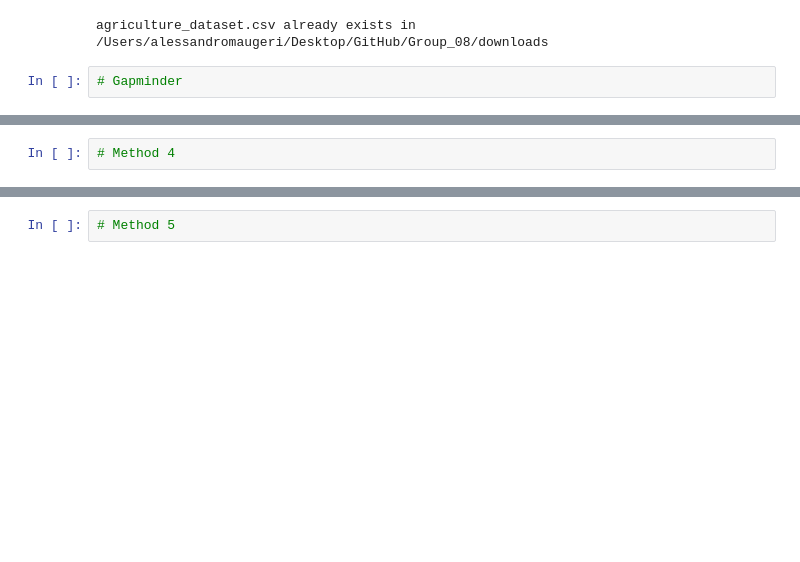
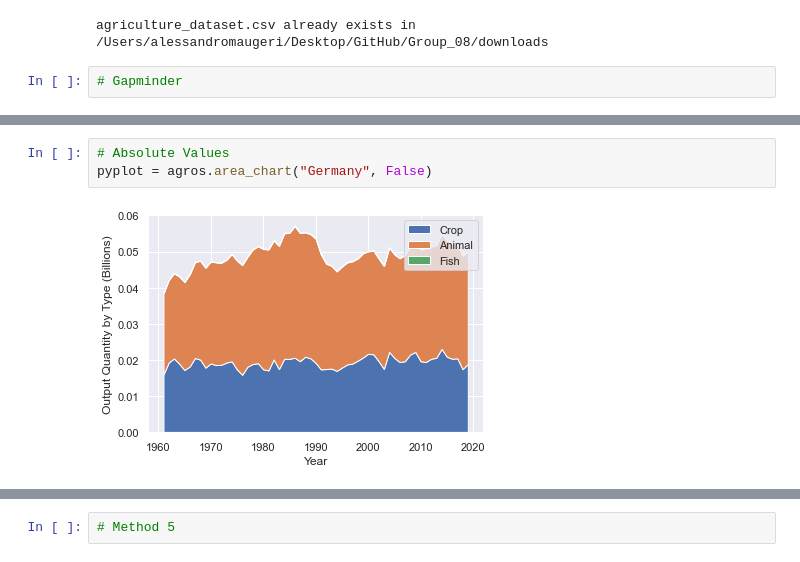
Before and after one commit to Nik-mundt/Group_08, a Jupyter notebook: agros_notebook.ipynb, the cells around one changed output, grey strips where cells are left out. Cells and saved outputs as stored; diff of their text form; blank space fills up the shorter version.

Commit message:
Wrote analysis and added graphs.

```diff
--- a/agros_notebook.ipynb
+++ b/agros_notebook.ipynb
@@ -22,2 +31,5 @@ agriculture_dataset.csv already exists in /Users/alessandromaugeri/Desktop/GitHu
 # %%
-# Method 4
+# Absolute Values
+pyplot = agros.area_chart("Germany", False)
+# %% [output]
+[figure, added]
```
Also changed, not shown: parts of 12 cells of this notebook.
